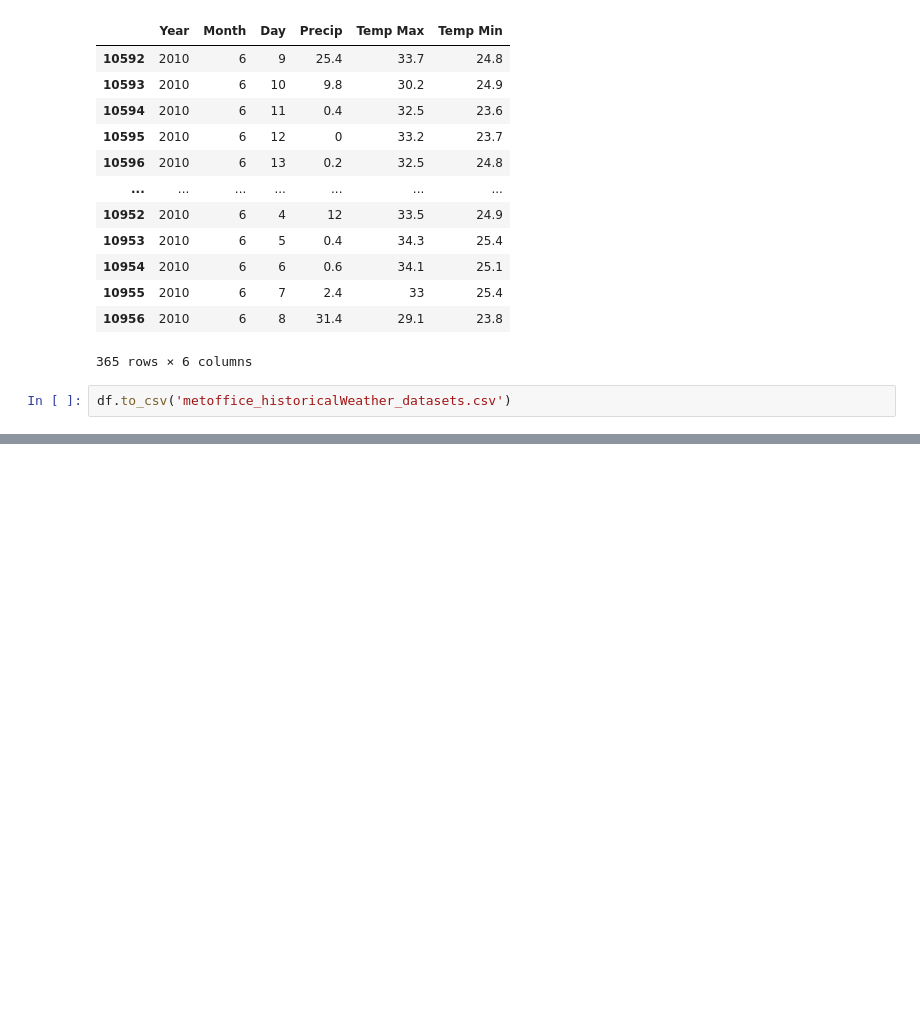
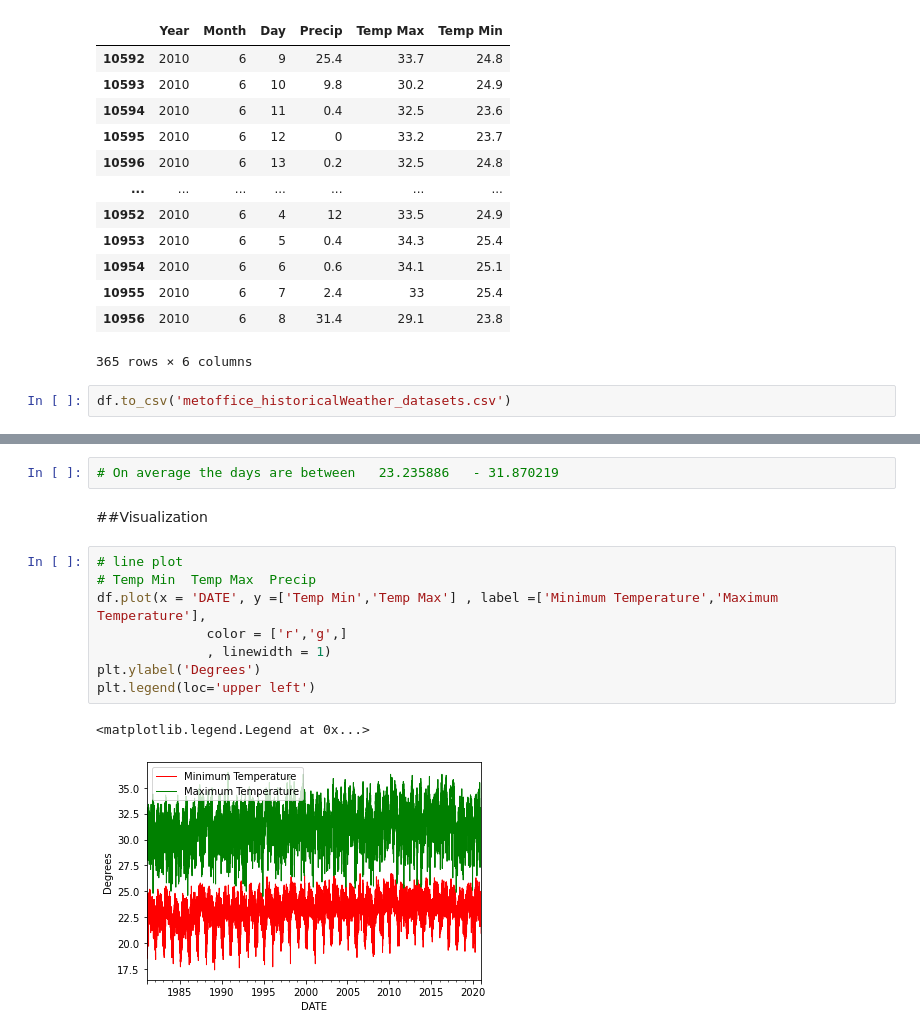
Before and after one commit to surenjanath/WeatherAnalysis, a Jupyter notebook: Trinidad_Data_Analysis.ipynb, the cells around one changed output, grey strips where cells are left out. Cells and saved outputs as stored; diff of their text form; blank space fills up the shorter version.

```diff
--- a/Trinidad_Data_Analysis.ipynb
+++ b/Trinidad_Data_Analysis.ipynb
@@ -234,0 +325,15 @@ See the caveats in the documentation: https://pandas.pydata.org/pandas-docs/stab
+# %%
+# On average the days are between	23.235886	- 31.870219
+# %% [markdown]
+##Visualization
+# %%
+# line plot
+# Temp Min  Temp Max  Precip
+df.plot(x = 'DATE', y =['Temp Min','Temp Max'] , label =['Minimum Temperature','Maximum Temperature'],
+              color = ['r','g',]
+              , linewidth = 1)
+plt.ylabel('Degrees')
+plt.legend(loc='upper left')
+# %% [output]
+<matplotlib.legend.Legend at 0x...>
+[figure, added]
```
Also changed, not shown: parts of 60 cells of this notebook.
